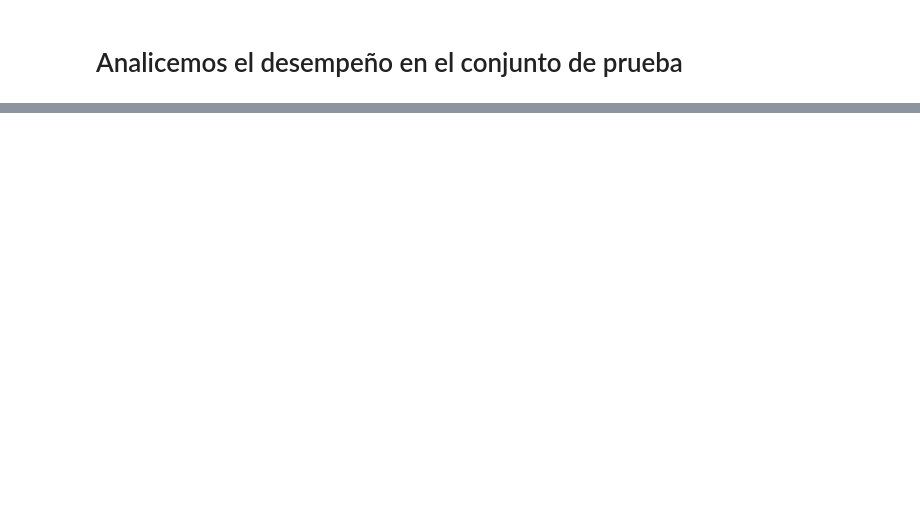
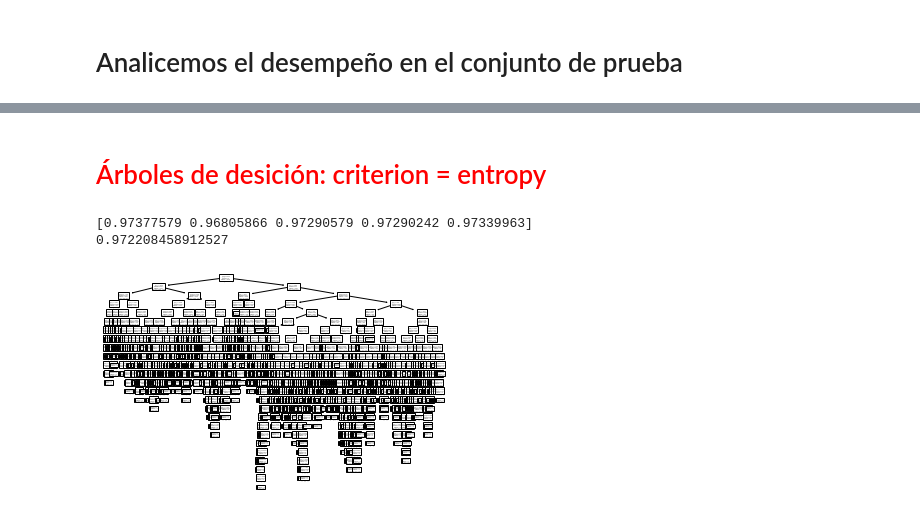
Before and after one commit to FelipeGuerraEng/Machine_Learning, a Jupyter notebook: Arboles_Bayes.ipynb, the cells around one changed output, grey strips where cells are left out. Cells and saved outputs as stored; diff of their text form; code cells hidden in the pictures; blank space fills up the shorter version.

Commit message:
Arboles de desición finalizado

```diff
--- a/Arboles_Bayes.ipynb
+++ b/Arboles_Bayes.ipynb
@@ -466,0 +431,18 @@ plt.show();
+# %% [markdown]
+<h1 style="font-family: Arial; font-size:10;color:red;">Árboles de desición: criterion = entropy</h1>
+# %%
+from sklearn import tree
+from sklearn.model_selection import cross_val_score
+
+modelo1b= tree.DecisionTreeClassifier(criterion='entropy',max_depth=100,splitter="best",random_state=123)
+modelo1b.fit(X_train, y_train)
+scores1b = cross_val_score(modelo1b, X_train, y_train, cv=5,scoring='accuracy')
+print(scores1b)
+print(scores1b.mean())
+
+tree.plot_tree(modelo1b)
+tree.export_graphviz(decision_tree=modelo1b, class_names=True,out_file="Arbol LOL 1b.dot")
+# %% [output]
+[0.97377579 0.96805866 0.97290579 0.97290242 0.97339963]
+0.972208458912527
+[figure, added]
```
Also changed, not shown: parts of 181 cells of this notebook.
